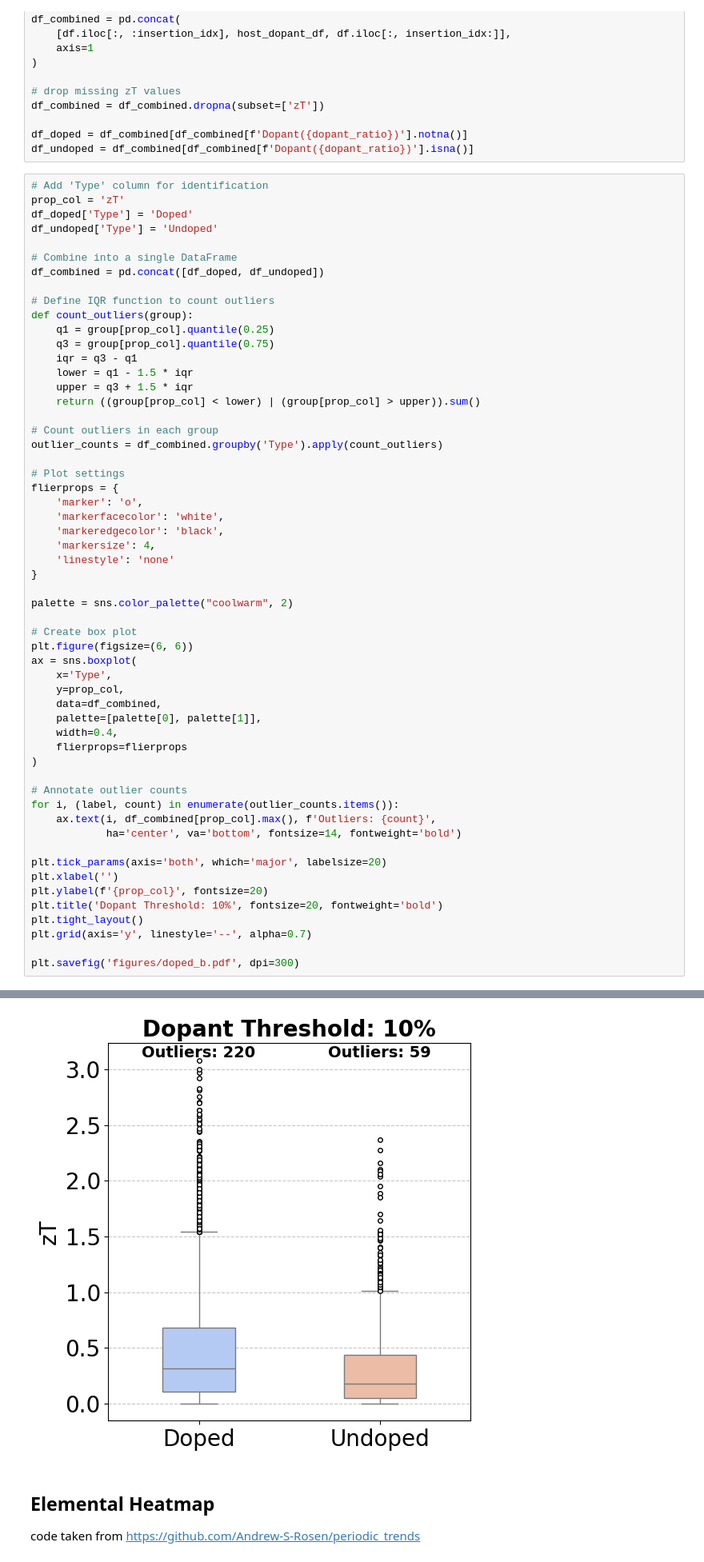
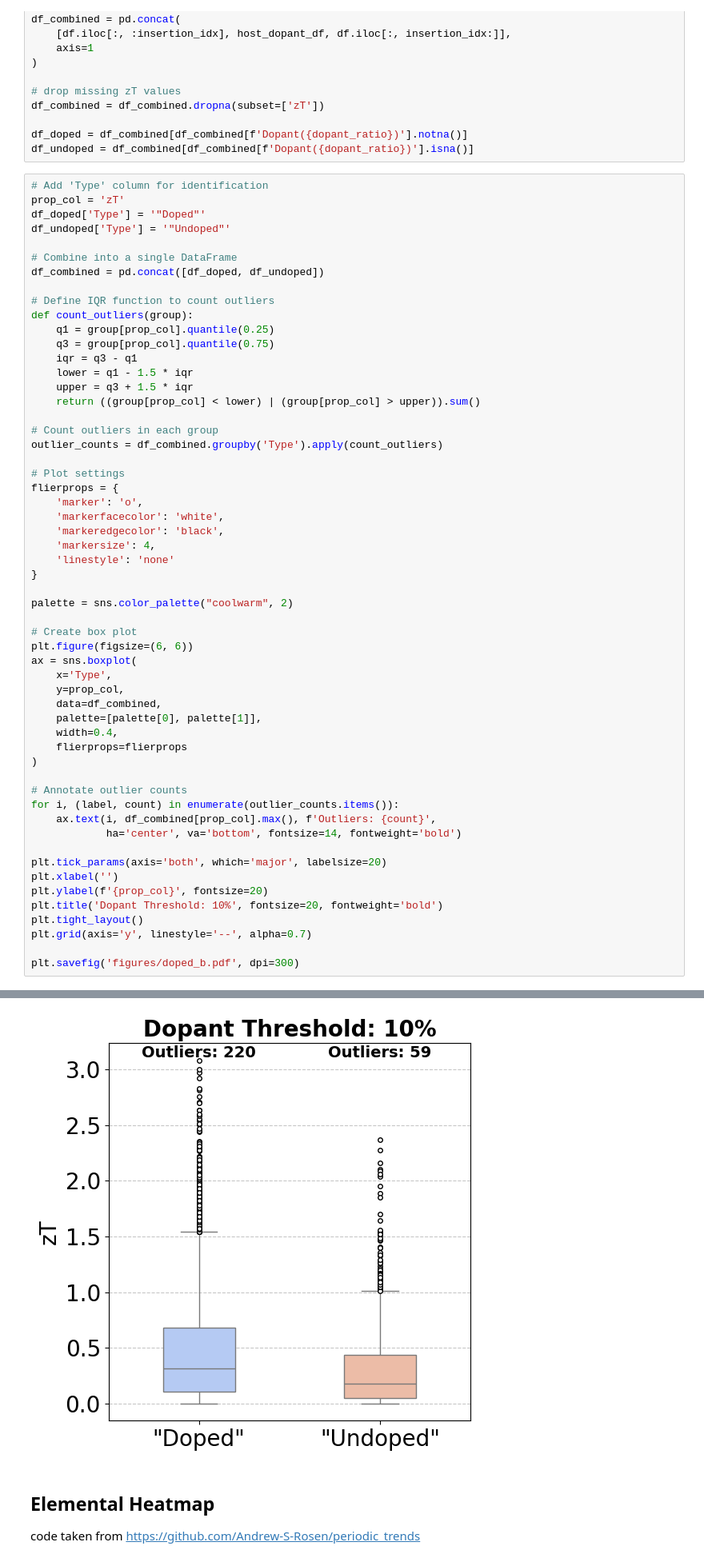
Before and after one commit to tankylz/sysTEm_dataset, a Jupyter notebook: walkthrough.ipynb, the cells around one changed output, grey strips where cells are left out. Shown at 80% size. Cells and saved outputs as stored; diff of their text form.

```diff
--- a/walkthrough.ipynb
+++ b/walkthrough.ipynb
@@ -737,8 +736,8 @@ df_undoped = df_combined[df_combined[f'Dopant({dopant_ratio})'].isna()]
 # %%
 # Add 'Type' column for identification
 prop_col = 'zT'
-df_doped['Type'] = 'Doped'
-df_undoped['Type'] = 'Undoped'
+df_doped['Type'] = '"Doped"'
+df_undoped['Type'] = '"Undoped"'
 
 # Combine into a single DataFrame
 df_combined = pd.concat([df_doped, df_undoped])
@@ -794,7 +804,7 @@ plt.savefig('figures/doped_b.pdf', dpi=300)
 Passing `palette` without assigning `hue` is deprecated and will be removed in v0.14.0. Assign the `x` variable to `hue` and set `legend=False` for the same effect.
 
   ax = sns.boxplot(
-[figure, old version]
+[figure, new version]
 # %% [markdown]
 ## Elemental Heatmap
 code taken from https://github.com/Andrew-S-Rosen/periodic_trends
```
Also changed, not shown: parts of 11 cells of this notebook, 16 other files.
